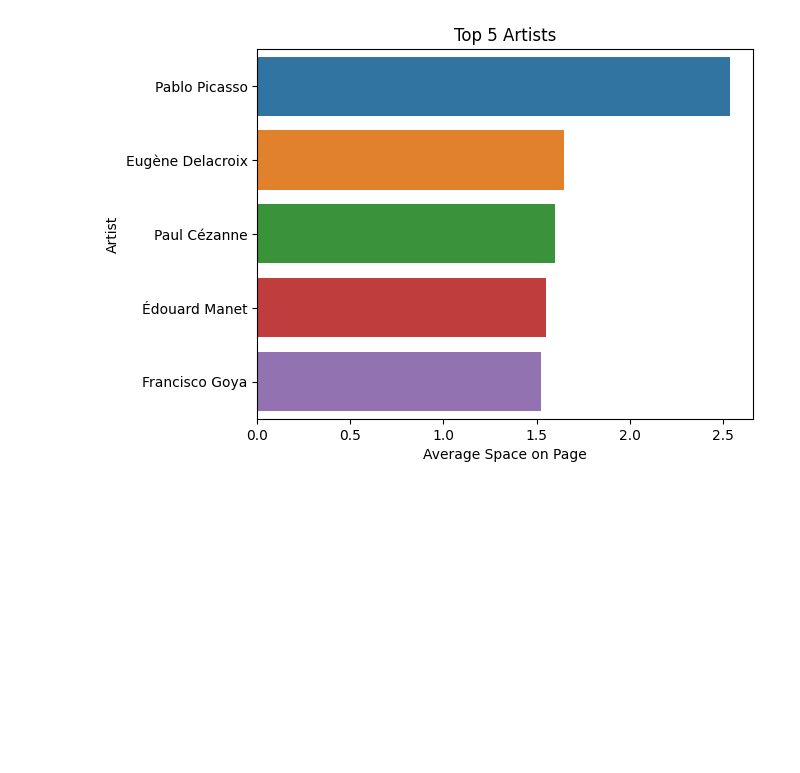
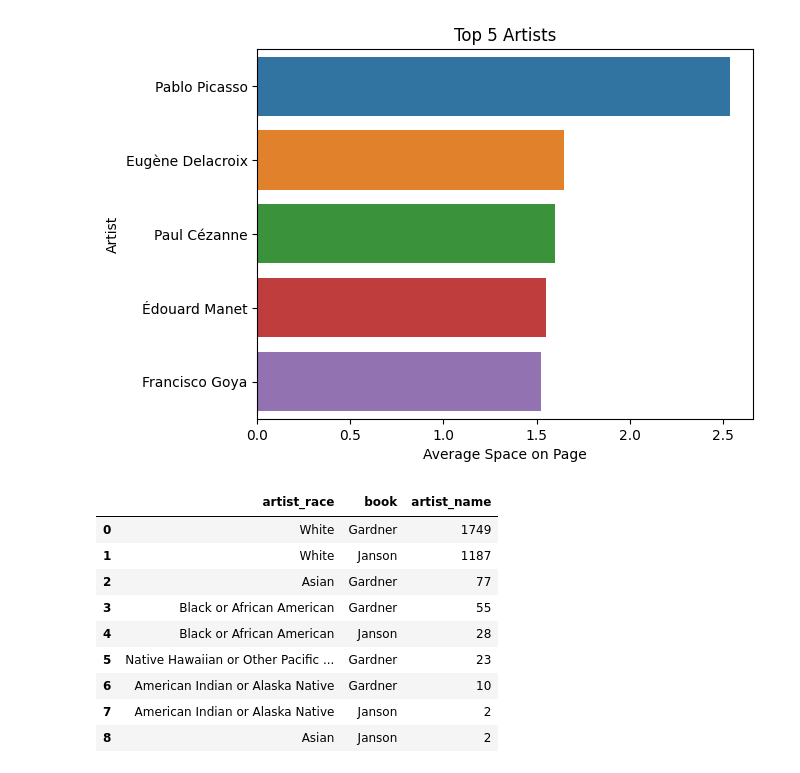
Before and after one commit to MattHondrakis/Python-Data-Science, a Jupyter notebook: Art History.ipynb, the cells around one changed output. Drawn from its saved outputs; the diff is of its cells as text; code cells hidden in the pictures; blank space fills up the shorter version.

```diff
--- a/Art History.ipynb
+++ b/Art History.ipynb
@@ -72,3 +71,17 @@ plt.title("Top 5 Artists")
 # %% [output]
 Text(0.5, 1.0, 'Top 5 Artists')
 [figure]
+# %%
+books_by_race = artists.groupby(["artist_race","book"]).count().sort_values("artist_name", ascending = False).reset_index().iloc[:,0:3]
+books_by_race.head(9)
+# %% [output]
+|  | artist_race | book | artist_name |
+| 0 | White | Gardner | 1749 |
+| 1 | White | Janson | 1187 |
+| 2 | Asian | Gardner | 77 |
+| 3 | Black or African American | Gardner | 55 |
+| 4 | Black or African American | Janson | 28 |
+| 5 | Native Hawaiian or Other Pacific ... | Gardner | 23 |
+| 6 | American Indian or Alaska Native | Gardner | 10 |
+| 7 | American Indian or Alaska Native | Janson | 2 |
+| 8 | Asian | Janson | 2 |
```
Also changed, not shown: parts of 2 cells of this notebook.
